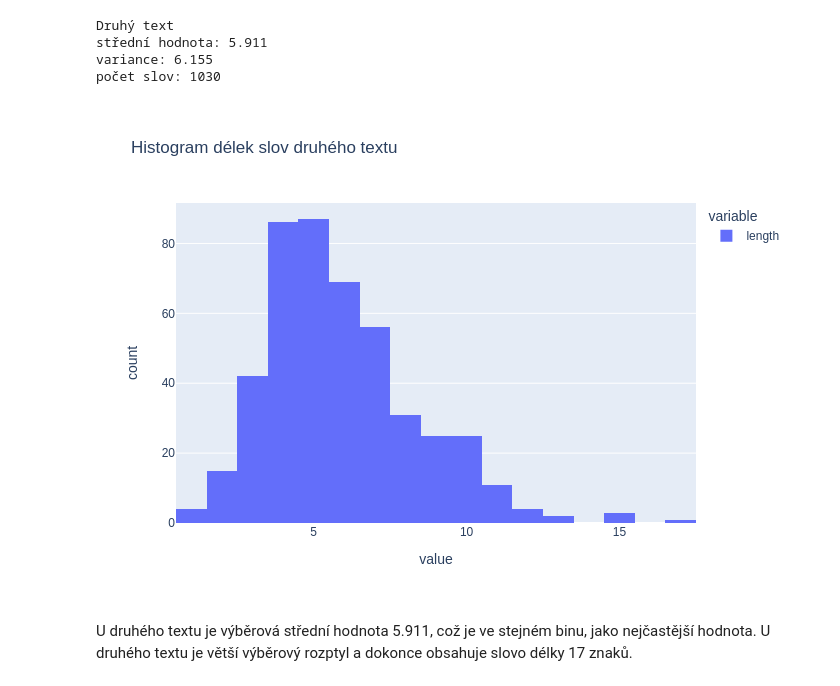
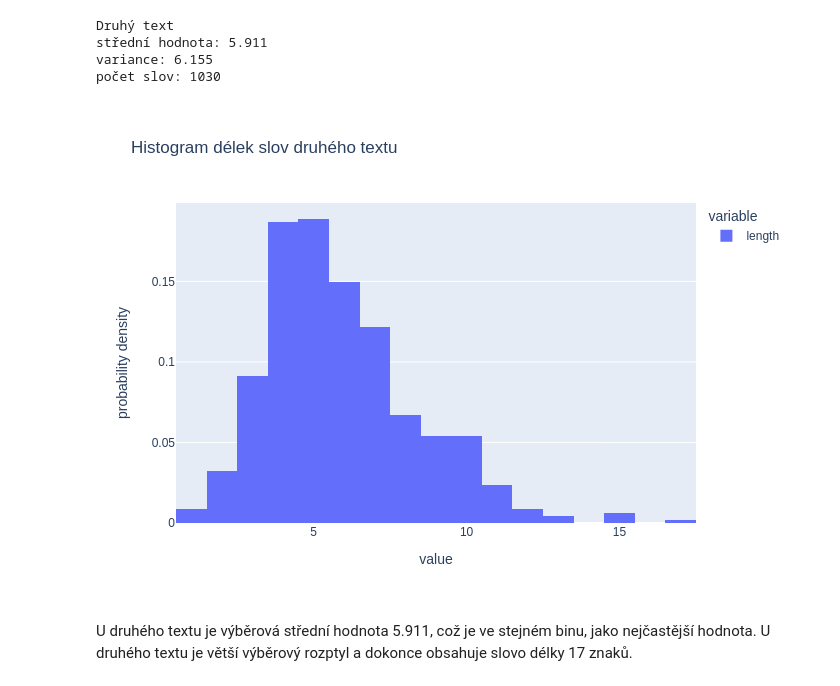
Before and after one commit to Eldeeqq/NI-VSM, a Jupyter notebook: notebooks/DU_2.ipynb, the cells around one changed output. Drawn from its saved outputs; the diff is of its cells as text; code cells hidden in the pictures.

```diff
--- a/notebooks/DU_2.ipynb
+++ b/notebooks/DU_2.ipynb
@@ -77,9 +77,10 @@ střední hodnota: 5.911
 variance: 6.155
 počet slov: 1030
 # %%
-second_df['length'].plot(kind='hist', title=f'Histogram délek slov druhého textu')
+# normovat na psti
+second_df['length'].plot(kind='hist', title=f'Histogram délek slov druhého textu', histnorm='probability density')
 # %% [output]
-[figure, old version]
+[figure, new version]
 # %% [markdown]
 U druhého textu je výběrová střední hodnota 5.911, což je ve stejném binu, jako nejčastější hodnota. U druhého textu je větší výběrový rozptyl a dokonce obsahuje slovo délky 17 znaků.
 # %%
```
Also changed, not shown: parts of 10 cells of this notebook, 1 other file.
